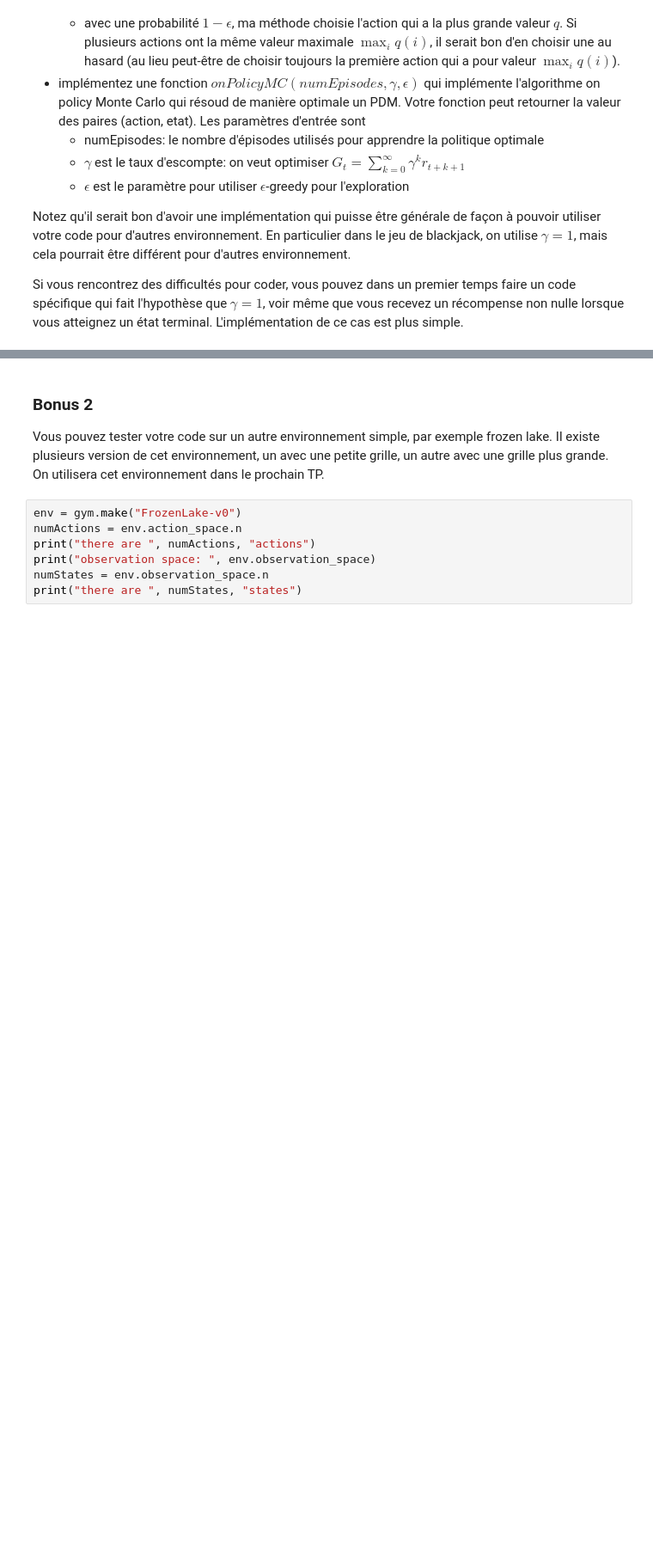
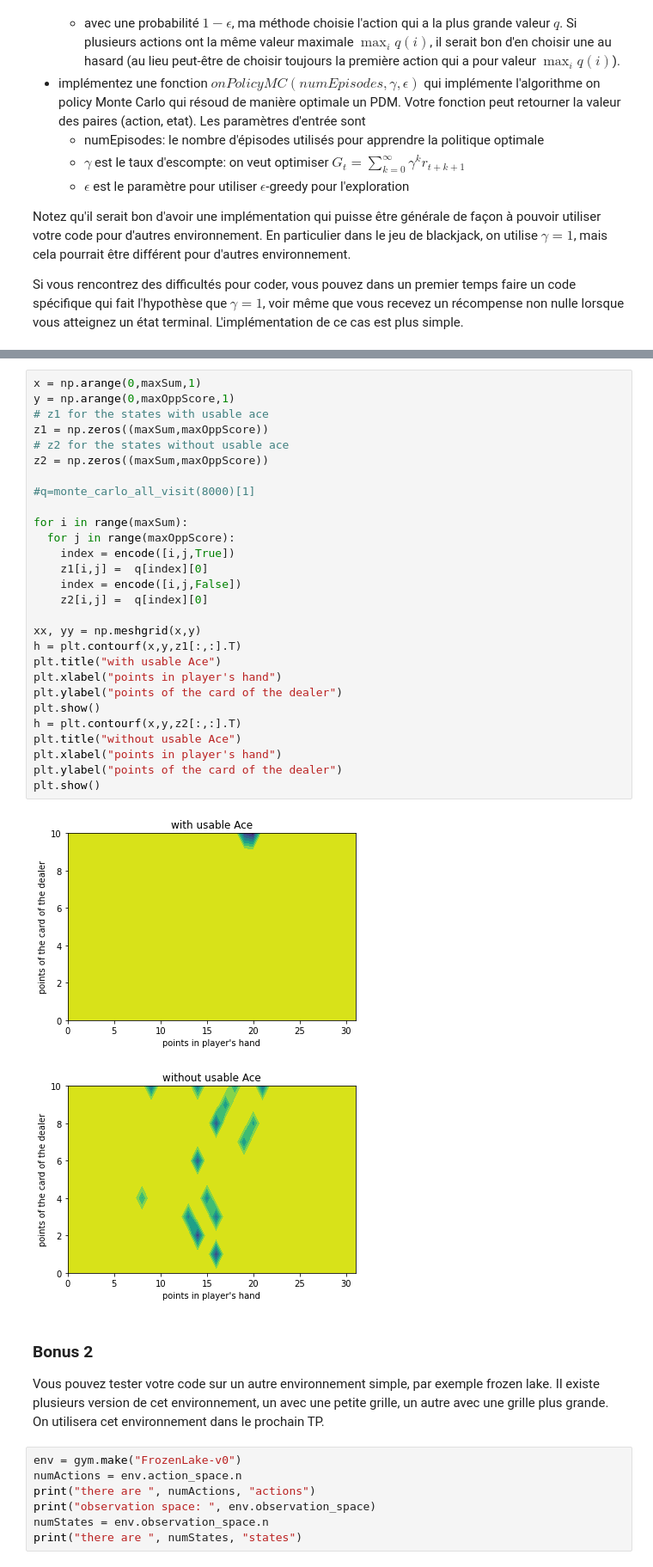
Before and after one commit to OmarKhatib96/IADauphine, a Jupyter notebook: Reinforcement Learning/BlackJackGame_MC.ipynb, the cells around one changed output, grey strips where cells are left out. Shown at 86% size. Drawn from its saved outputs; the diff is of its cells as text; blank space fills up the shorter version.

```diff
--- a/Reinforcement Learning/BlackJackGame_MC.ipynb
+++ b/Reinforcement Learning/BlackJackGame_MC.ipynb
@@ -455,3 +448,34 @@ print(pi[300])
+# %%
+x = np.arange(0,maxSum,1)
+y = np.arange(0,maxOppScore,1)
+# z1 for the states with usable ace
+z1 = np.zeros((maxSum,maxOppScore))
+# z2 for the states without usable ace
+z2 = np.zeros((maxSum,maxOppScore))
+
+#q=monte_carlo_all_visit(8000)[1]
+
+for i in range(maxSum):
+  for j in range(maxOppScore):
+    index = encode([i,j,True])
+    z1[i,j] =  q[index][0]
+    index = encode([i,j,False])
+    z2[i,j] =  q[index][0]
+
+xx, yy = np.meshgrid(x,y)
+h = plt.contourf(x,y,z1[:,:].T)
+plt.title("with usable Ace")
+plt.xlabel("points in player's hand")
+plt.ylabel("points of the card of the dealer")
+plt.show()
+h = plt.contourf(x,y,z2[:,:].T)
+plt.title("without usable Ace")
+plt.xlabel("points in player's hand")
+plt.ylabel("points of the card of the dealer")
+plt.show()
+# %% [output]
+[figure, added]
+[figure, added]
 # %% [markdown]
 ### Bonus 2
 Vous pouvez tester votre code sur un autre environnement simple, par exemple frozen lake. Il existe plusieurs version de cet environnement, un avec une petite grille, un autre avec une grille plus grande.  On utilisera cet environnement dans le prochain TP.
```
Also changed, not shown: parts of 4 cells of this notebook.
